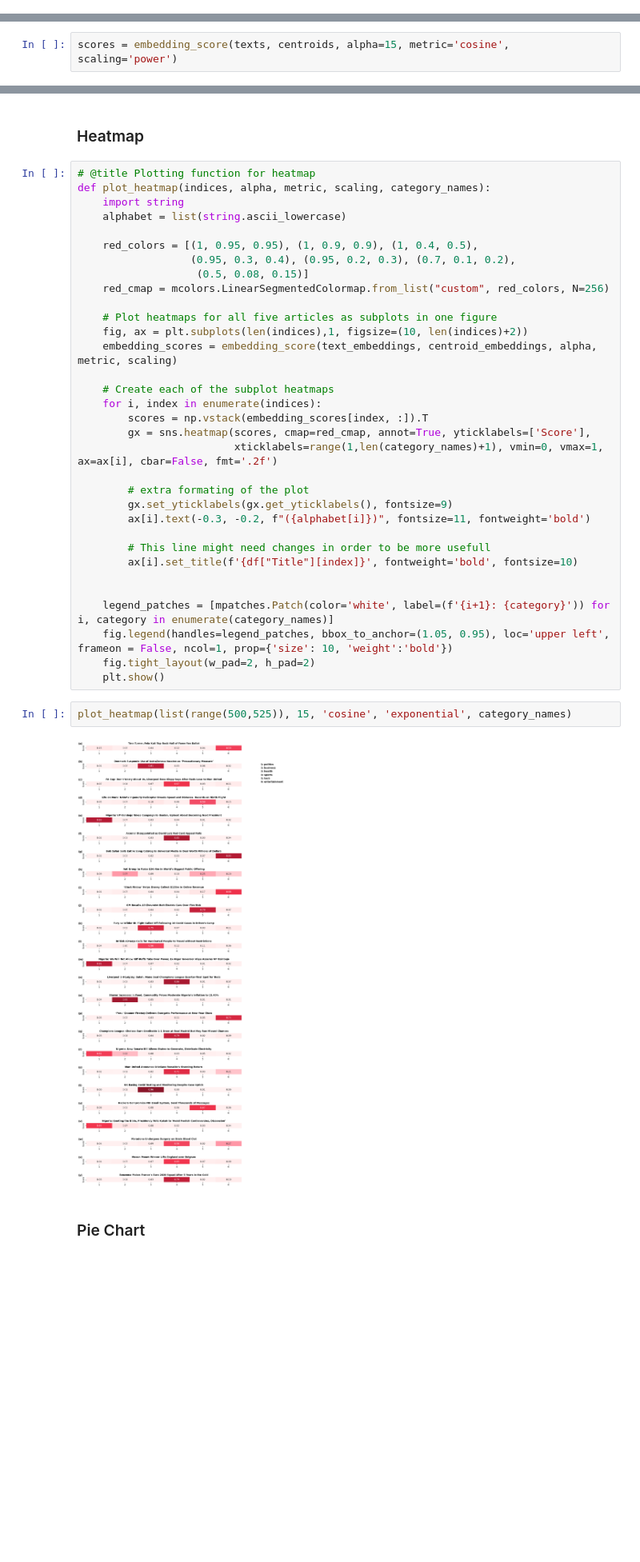
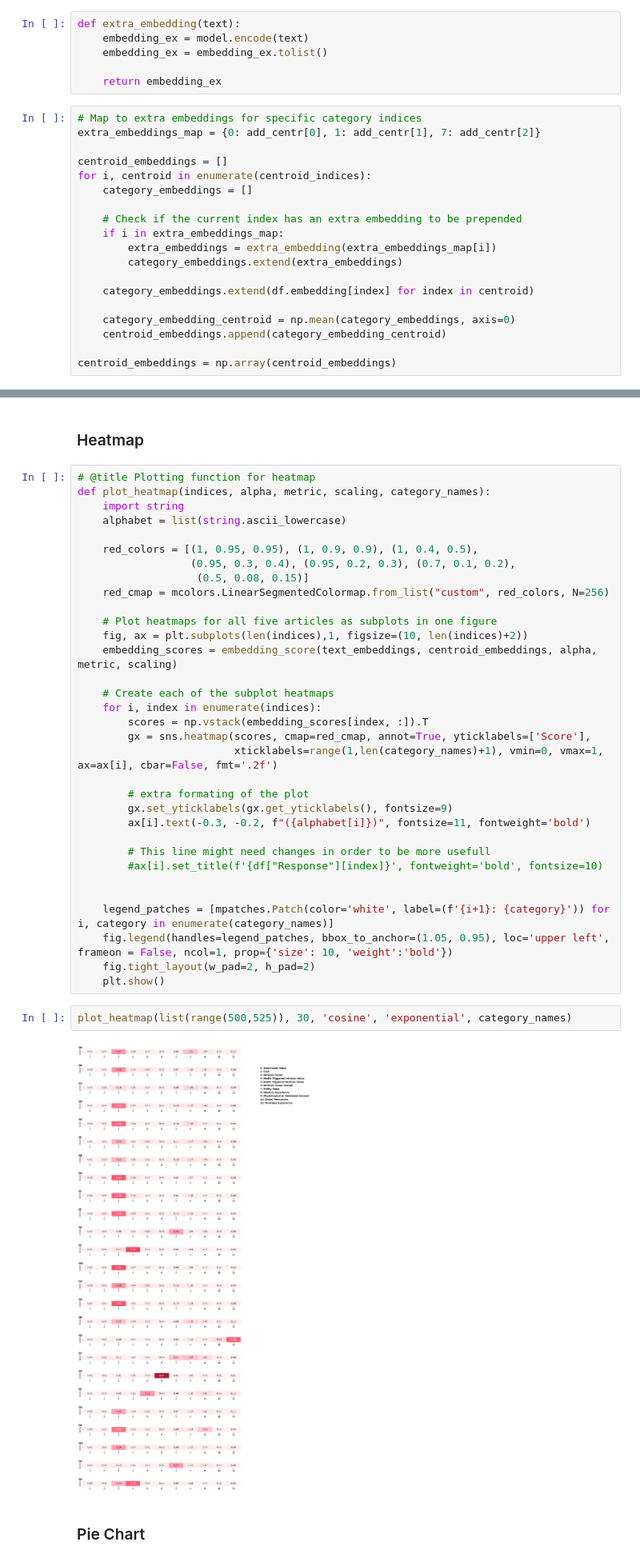
Before and after one commit to Abdma03/INTED, a Jupyter notebook: Drexl/drexl_embed.ipynb, the cells around one changed output, grey strips where cells are left out. Shown at 80% size. Cells and saved outputs as stored; diff of their text form; blank space fills up the shorter version.

```diff
--- a/Drexl/drexl_embed.ipynb
+++ b/Drexl/drexl_embed.ipynb
@@ -75 +90,26 @@ centroid_embeddings = np.array(centroid_embeddings)
+# %%
+def extra_embedding(text):
+    embedding_ex = model.encode(text)
+    embedding_ex = embedding_ex.tolist()
+
+    return embedding_ex
+# %%
+# Map to extra embeddings for specific category indices
+extra_embeddings_map = {0: add_centr[0], 1: add_centr[1], 7: add_centr[2]}
+
+centroid_embeddings = []
+for i, centroid in enumerate(centroid_indices):
+    category_embeddings = []
+
+    # Check if the current index has an extra embedding to be prepended
+    if i in extra_embeddings_map:
+        extra_embeddings = extra_embedding(extra_embeddings_map[i])
+        category_embeddings.extend(extra_embeddings)
+
+    category_embeddings.extend(df.embedding[index] for index in centroid)
+
+    category_embedding_centroid = np.mean(category_embeddings, axis=0)
+    centroid_embeddings.append(category_embedding_centroid)
+
+centroid_embeddings = np.array(centroid_embeddings)
 # %%
@@ -186,2 +192,0 @@ We set $\alpha=15$ and exclude the values where the certainty of the biggest cat
-# %%
-scores = embedding_score(texts, centroids, alpha=15, metric='cosine', scaling='power')
@@ -239,7 +235,7 @@ def plot_heatmap(indices, alpha, metric, scaling, category_names):
         ax[i].text(-0.3, -0.2, f"({alphabet[i]})", fontsize=11, fontweight='bold')
 
         # This line might need changes in order to be more usefull
-        ax[i].set_title(f'{df["Title"][index]}', fontweight='bold', fontsize=10)
+        #ax[i].set_title(f'{df["Response"][index]}', fontweight='bold', fontsize=10)
 
 
     legend_patches = [mpatches.Patch(color='white', label=(f'{i+1}: {category}')) for i, category in enumerate(category_names)]
@@ -247,9 +243,9 @@ def plot_heatmap(indices, alpha, metric, scaling, category_names):
     fig.tight_layout(w_pad=2, h_pad=2)
     plt.show()
 # %%
-plot_heatmap(list(range(500,525)), 15, 'cosine', 'exponential', category_names)
+plot_heatmap(list(range(500,525)), 30, 'cosine', 'exponential', category_names)
 # %% [output]
-[figure, old version]
+[figure, new version]
 # %% [markdown]
 ### Pie Chart
 # %%
```
Also changed, not shown: parts of 26 cells of this notebook, 11 other files.
